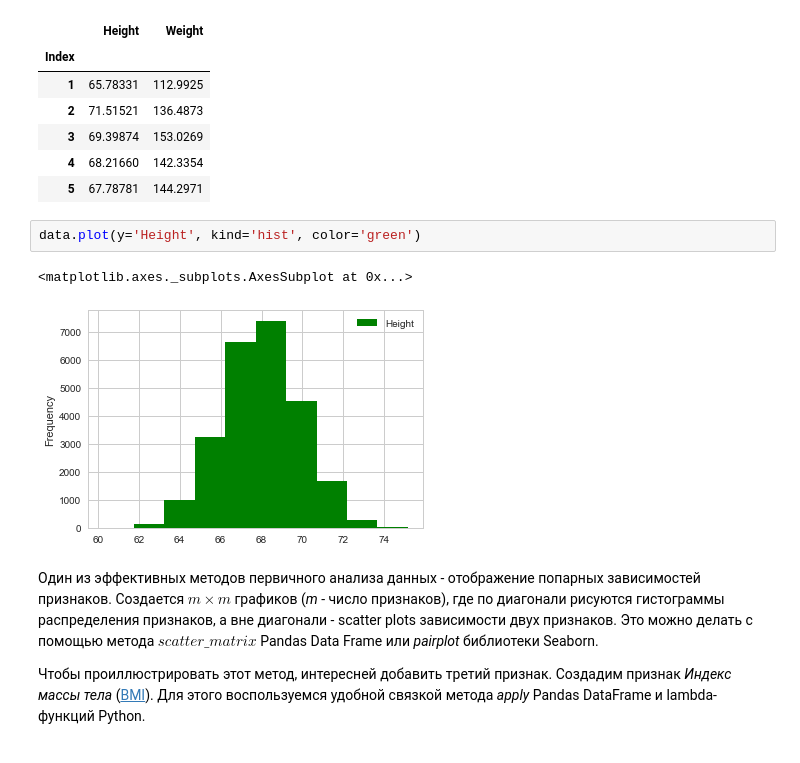
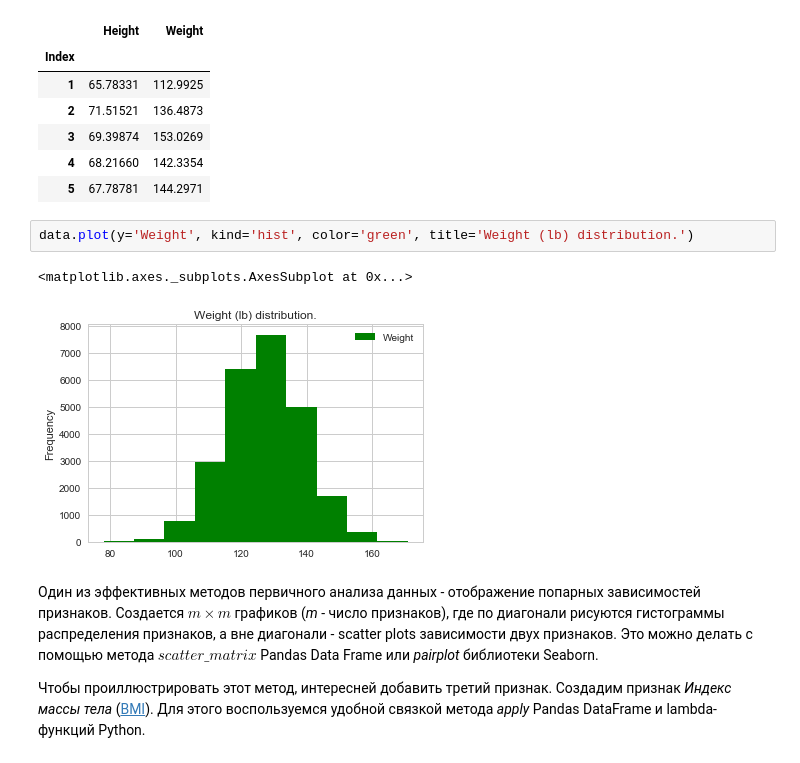
Before and after one commit to pkuderov/mlda-course, a Jupyter notebook: 02. supervised-learning/01. w1a_linreg_height_weight.ipynb, the cells around one changed output. Drawn from its saved outputs; the diff is of its cells as text.

Commit message:
[02. sup learn]: w1a linreg height x weight.

```diff
--- a/02. supervised-learning/01. w1a_linreg_height_weight.ipynb
+++ b/02. supervised-learning/01. w1a_linreg_height_weight.ipynb
@@ -73,10 +77,10 @@ data.head(5)
 | 4 | 68.21660 | 142.3354 |
 | 5 | 67.78781 | 144.2971 |
 # %%
-data.plot(y='Height', kind='hist', color='green')
+data.plot(y='Weight', kind='hist', color='green', title='Weight (lb) distribution.')
 # %% [output]
 <matplotlib.axes._subplots.AxesSubplot at 0x...>
-[figure, old version]
+[figure, new version]
 # %% [markdown]
 Один из эффективных методов первичного анализа данных - отображение попарных зависимостей признаков. Создается $m \times m$ графиков (*m* - число признаков), где по диагонали рисуются гистограммы распределения признаков, а вне диагонали - scatter plots зависимости двух признаков. Это можно делать с помощью метода $scatter\_matrix$ Pandas Data Frame или *pairplot* библиотеки Seaborn.
 
```
Also changed, not shown: parts of 19 cells of this notebook, 6 other files.
